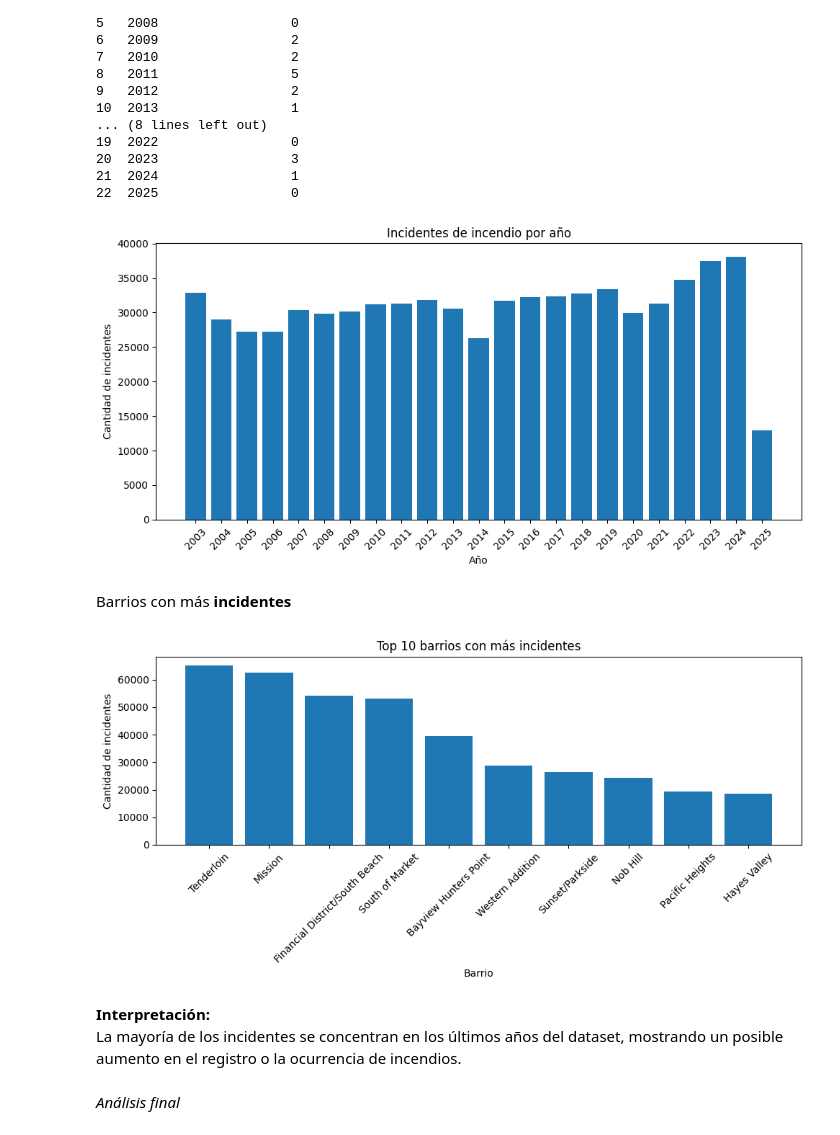
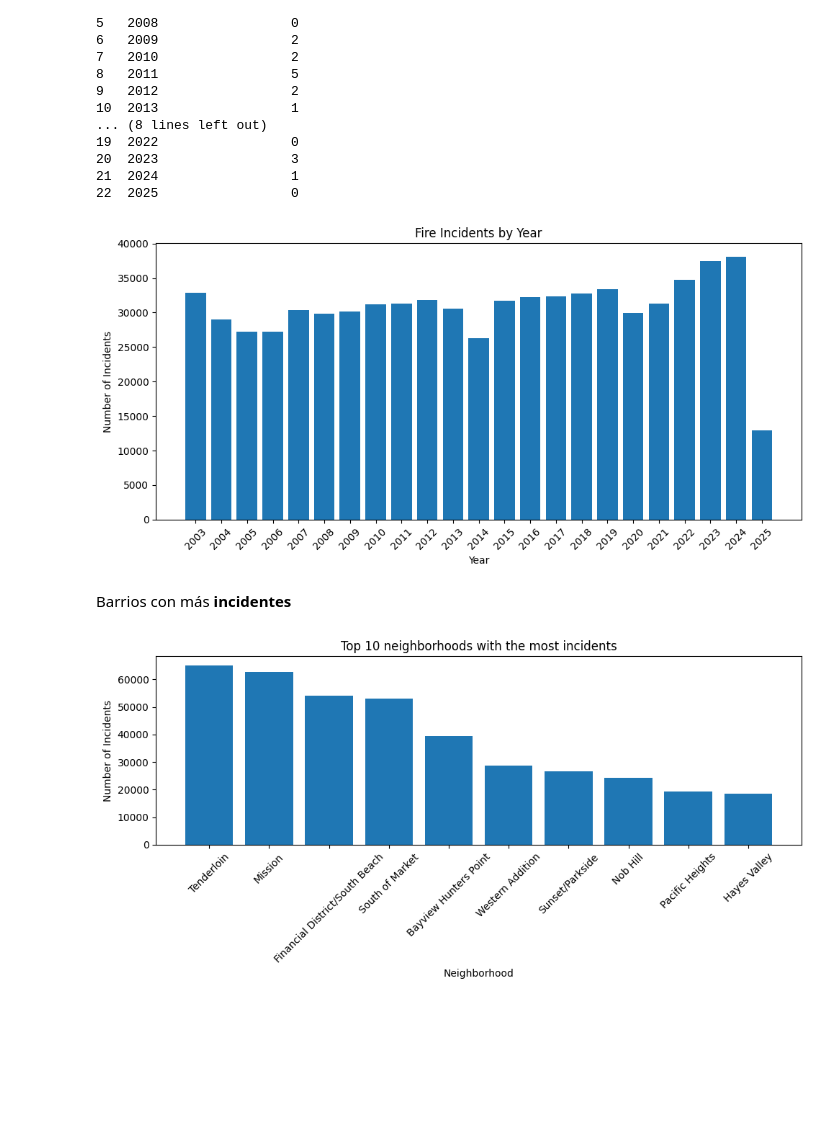
Before and after one commit to martinmunoznz/sf-fire-incidents-analysis, a Jupyter notebook: Challenge.ipynb, the cells around one changed output. Saved outputs shown, nothing was run; the diff lists cells and outputs as text; code cells hidden in the pictures; blank space fills up the shorter version.

```diff
--- a/Challenge.ipynb
+++ b/Challenge.ipynb
@@ -367,41 +368,34 @@ GROUP BY year
 ORDER BY year
 """, conn)
 
-
-
-plt.figure(figsize=(10,5))
+plt.figure(figsize=(10, 5))
 plt.bar(incidentes['year'], incidentes['cantidad'])
-plt.xlabel('Año')
-plt.ylabel('Cantidad de incidentes')
-plt.title('Incidentes de incendio por año')
-plt.xticks(rotation=45)  # Gira los años para que no se superpongan
-plt.tight_layout()       # Ajusta el padding automático
+plt.xlabel('Year')
+plt.ylabel('Number of Incidents')
+plt.title('Fire Incidents by Year')
+plt.xticks(rotation=45)
+plt.tight_layout()
 plt.show()
 # %% [output]
-[figure, old version]
+[figure, new version]
 # %% [markdown]
 Barrios con más **incidentes**
 # %%
 top_barrios = pd.read_sql("""
 SELECT neighborhood_district, COUNT(*) as cantidad
 FROM fire_incidents
 GROUP BY neighborhood_district
 ORDER BY cantidad DESC
 LIMIT 10
 """, conn)
 
 plt.figure(figsize=(10,5))
 plt.bar(top_barrios['neighborhood_district'], top_barrios['cantidad'])
-plt.xlabel('Barrio')
-plt.ylabel('Cantidad de incidentes')
-plt.title('Top 10 barrios con más incidentes')
+plt.xlabel('Neighborhood')
+plt.ylabel('Number of Incidents')
+plt.title('Top 10 neighborhoods with the most incidents')
 plt.xticks(rotation=45)
 plt.tight_layout()
 plt.show()
 # %% [output]
-[figure, old version]
+[figure, new version]
-# %% [markdown]
-**Interpretación:**
-La mayoría de los incidentes se concentran en los últimos años del dataset, mostrando un posible aumento en el registro o la ocurrencia de incendios.
-# %% [markdown]
-*Análisis final*
```
Also changed, not shown: parts of 18 cells of this notebook.
